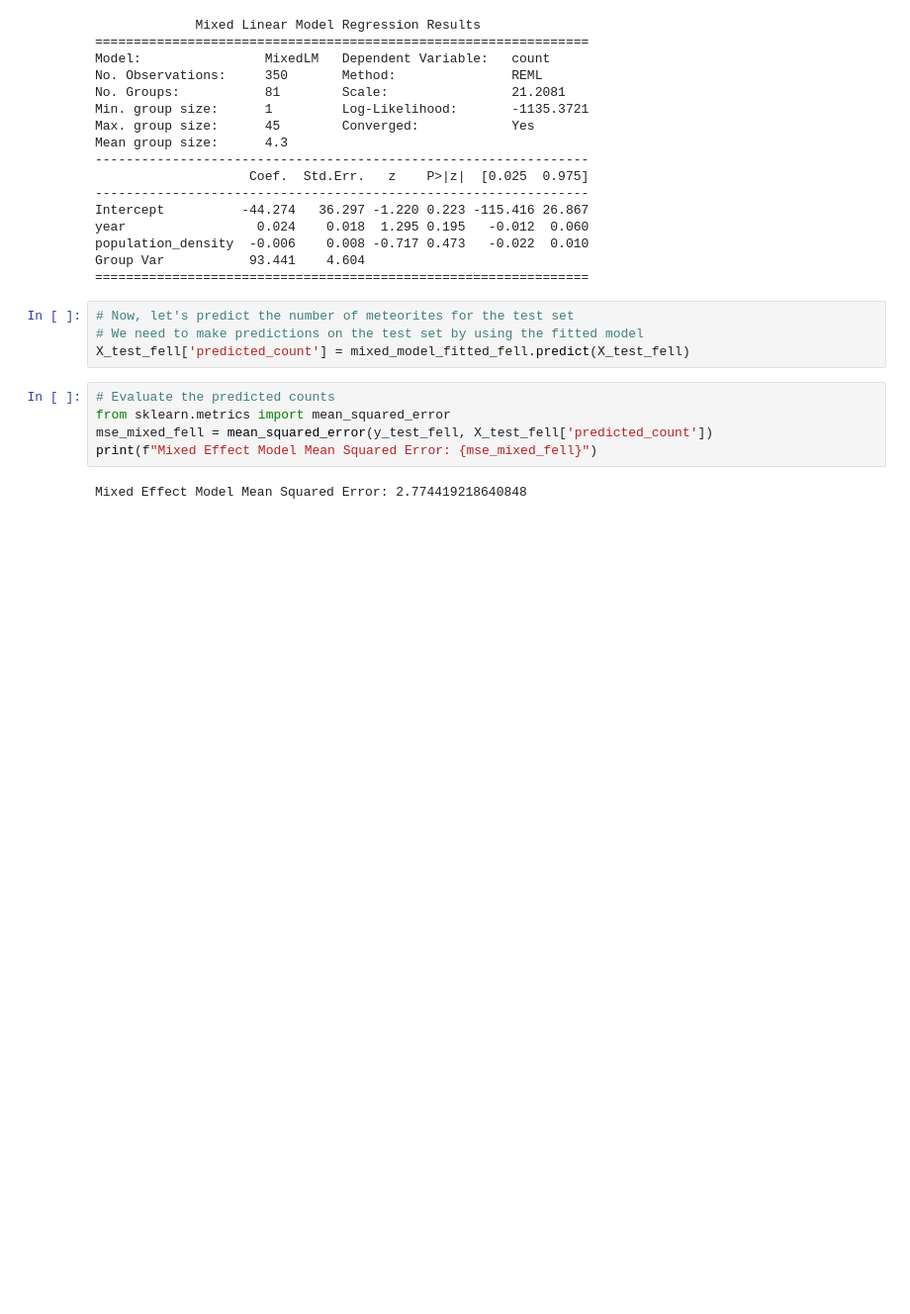
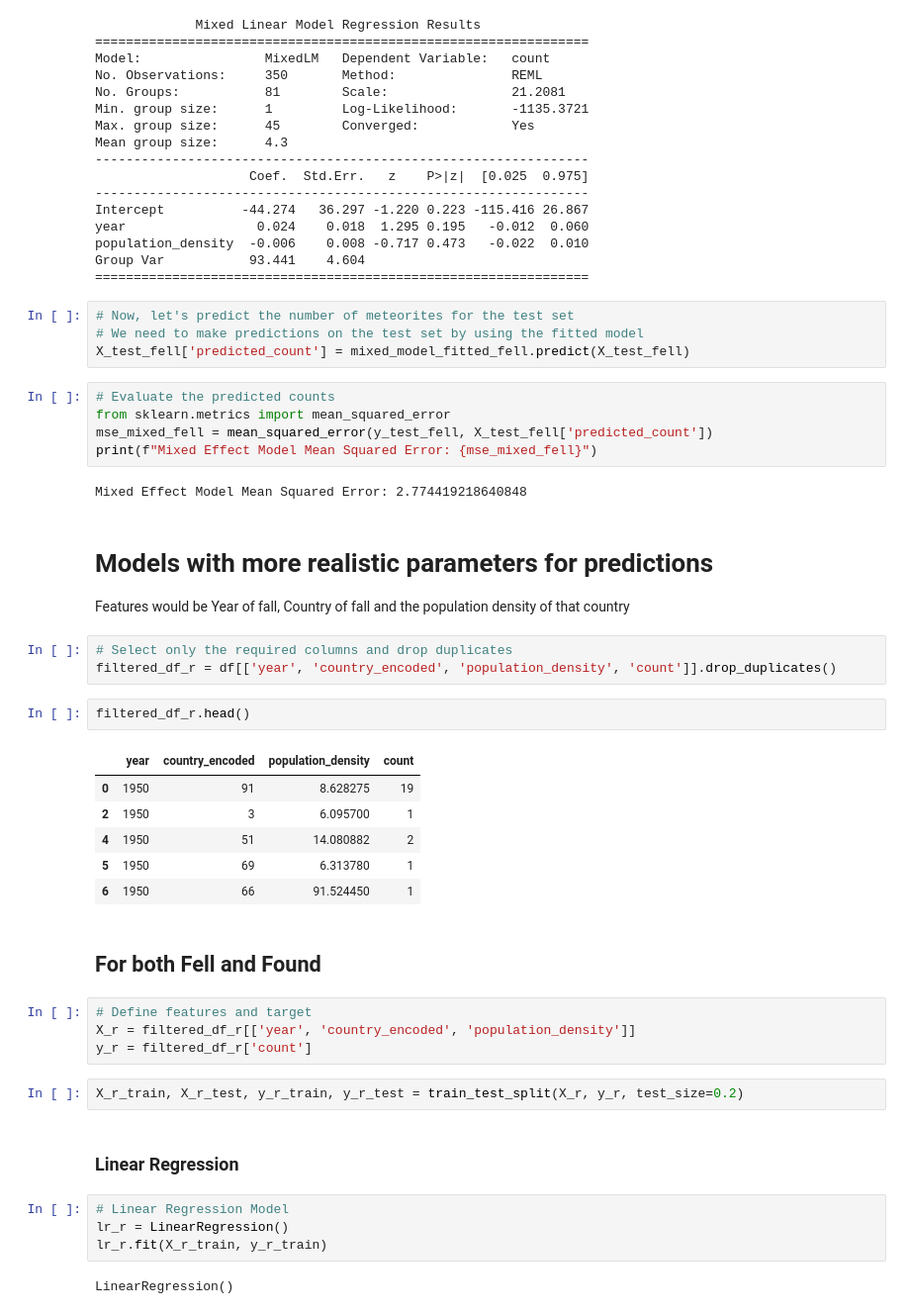
Before and after one commit to MariaKov17/DL-Project, a Jupyter notebook: model/Models.ipynb, the cells around one changed output. Shown at 99% size. Drawn from its saved outputs; the diff is of its cells as text; blank space fills up the shorter version.

```diff
--- a/model/Models.ipynb
+++ b/model/Models.ipynb
@@ -342,3 +351,34 @@ mse_mixed_fell = mean_squared_error(y_test_fell, X_test_fell['predicted_count'])
 print(f"Mixed Effect Model Mean Squared Error: {mse_mixed_fell}")
 # %% [output]
 Mixed Effect Model Mean Squared Error: 2.774419218640848
+# %% [markdown]
+# Models with more realistic parameters for predictions
+Features would be Year of fall, Country of fall and the population density of that country
+# %%
+# Select only the required columns and drop duplicates
+filtered_df_r = df[['year', 'country_encoded', 'population_density', 'count']].drop_duplicates()
+# %%
+filtered_df_r.head()
+# %% [output]
+|  | year | country_encoded | population_density | count |
+| 0 | 1950 | 91 | 8.628275 | 19 |
+| 2 | 1950 | 3 | 6.095700 | 1 |
+| 4 | 1950 | 51 | 14.080882 | 2 |
+| 5 | 1950 | 69 | 6.313780 | 1 |
+| 6 | 1950 | 66 | 91.524450 | 1 |
+# %% [markdown]
+## For both Fell and Found
+# %%
+# Define features and target
+X_r = filtered_df_r[['year', 'country_encoded', 'population_density']]
+y_r = filtered_df_r['count']
+# %%
+X_r_train, X_r_test, y_r_train, y_r_test = train_test_split(X_r, y_r, test_size=0.2)
+# %% [markdown]
+### Linear Regression
+# %%
+# Linear Regression Model
+lr_r = LinearRegression()
+lr_r.fit(X_r_train, y_r_train)
+# %% [output]
+LinearRegression()
```
Also changed, not shown: parts of 20 cells of this notebook.
